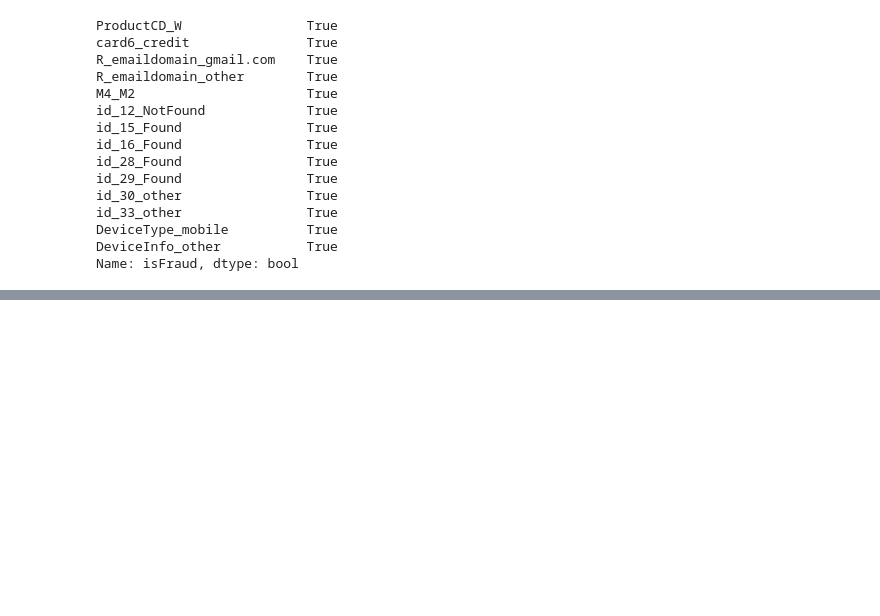
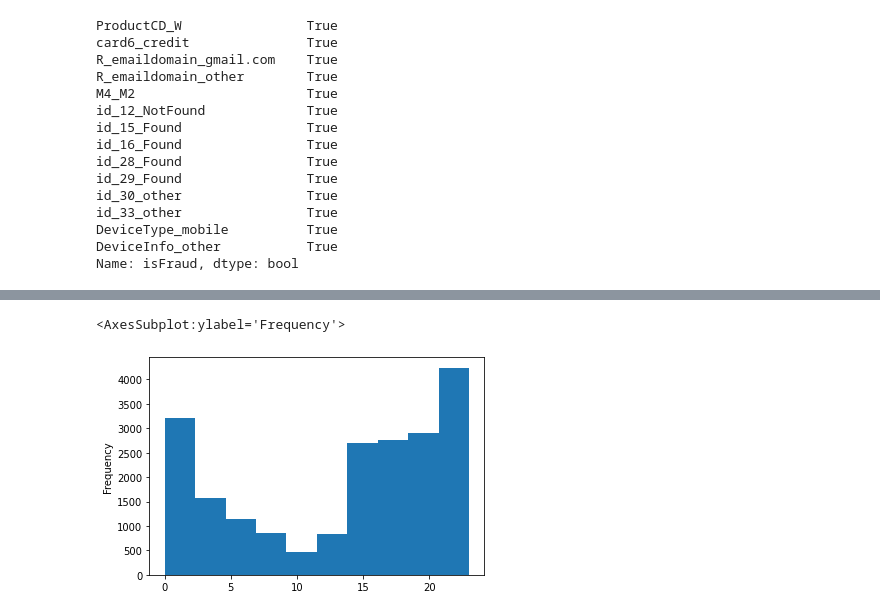
Before and after one commit to olibpool/Project-2, a Jupyter notebook: data exploration.ipynb, the cells around one changed output, grey strips where cells are left out. Cells and saved outputs as stored; diff of their text form; code cells hidden in the pictures; blank space fills up the shorter version.

```diff
--- a/data exploration.ipynb
+++ b/data exploration.ipynb
@@ -602,0 +663,7 @@ Name: isFraud, dtype: bool
+# %%
+take_only_frauds = check_corr_df[check_corr_df['isFraud'] == 1]
+
+take_only_frauds['TransactionDT'].plot(kind='hist') # possibly could just match the pattern of business hours
+# %% [output]
+<AxesSubplot:ylabel='Frequency'>
+[figure, added]
```
Also changed, not shown: parts of 14 cells of this notebook.
